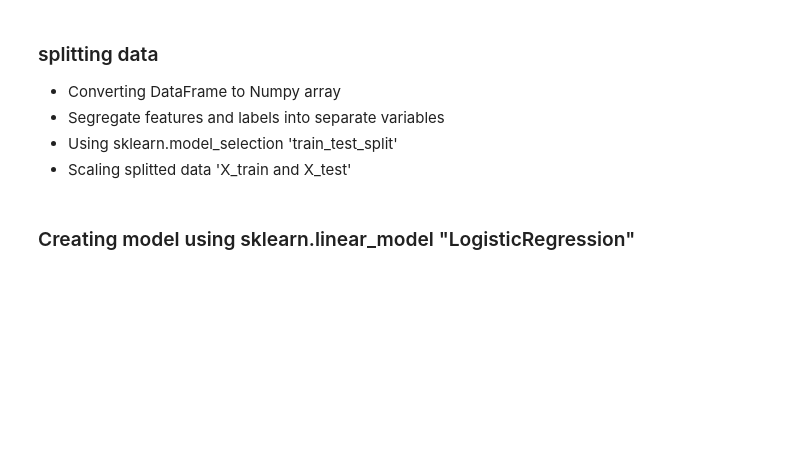
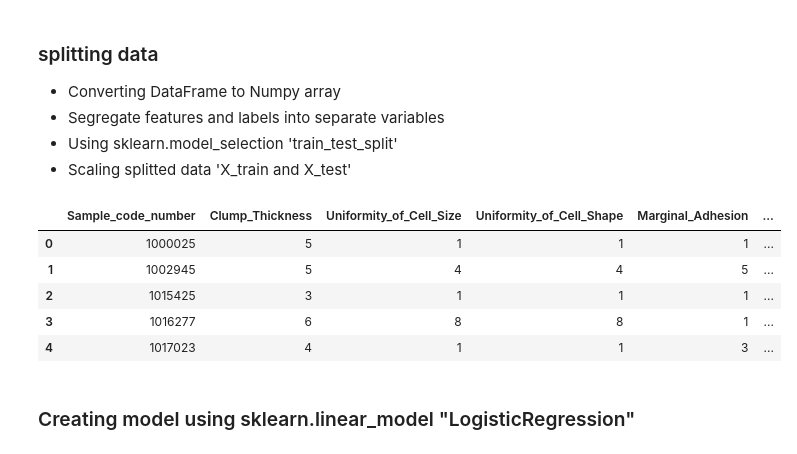
Before and after one commit to ntokozomfene/PREDICT_BREAST_CANCER, a Jupyter notebook: predict_breast_cancer.ipynb, the cells around one changed output. Saved outputs shown, nothing was run; the diff lists cells and outputs as text; code cells hidden in the pictures; blank space fills up the shorter version.

```diff
--- a/predict_breast_cancer.ipynb
+++ b/predict_breast_cancer.ipynb
@@ -165,5 +165,14 @@ types={
     4:1
 }
 df_cancer['Class'] = df_cancer['Class'].map(types)
+# %%
+df_cancer.head()
+# %% [output]
+|  | Sample_code_number | Clump_Thickness | Uniformity_of_Cell_Size | Uniformity_of_Cell_Shape | Marginal_Adhesion | ... |
+| 0 | 1000025 | 5 | 1 | 1 | 1 | ... |
+| 1 | 1002945 | 5 | 4 | 4 | 5 | ... |
+| 2 | 1015425 | 3 | 1 | 1 | 1 | ... |
+| 3 | 1016277 | 6 | 8 | 8 | 1 | ... |
+| 4 | 1017023 | 4 | 1 | 1 | 3 | ... |
 # %%
 from sklearn.model_selection import train_test_split
```
Also changed, not shown: parts of 4 cells of this notebook, 1 other file.
